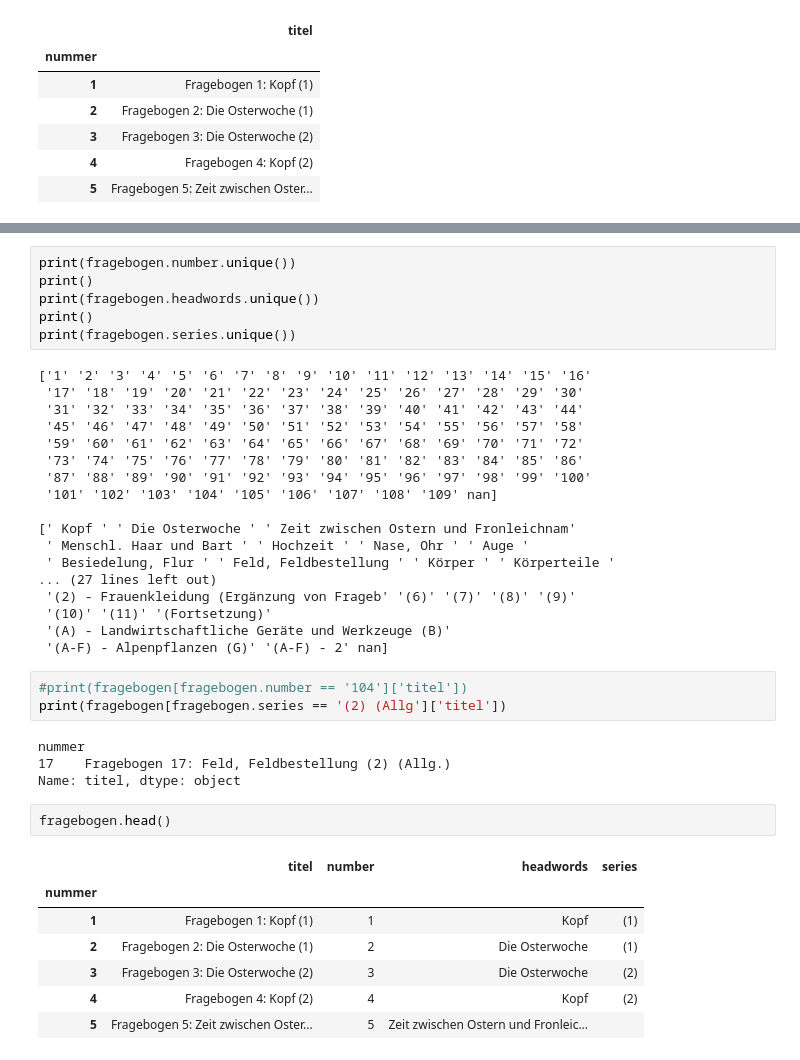
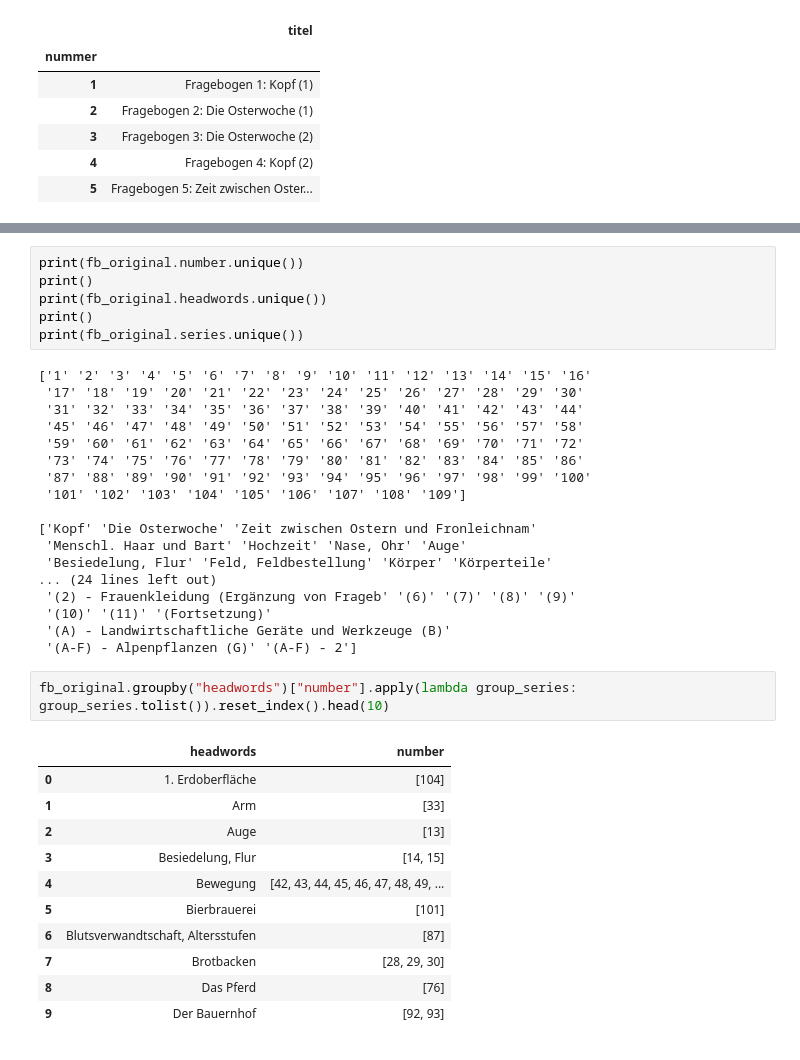
Before and after one commit to acdh-oeaw/exploreAT-Concepts, a Jupyter notebook: concepts.ipynb, the cells around one changed output, grey strips where cells are left out. Saved outputs shown, nothing was run; the diff lists cells and outputs as text.

```diff
--- a/concepts.ipynb
+++ b/concepts.ipynb
@@ -74,9 +137,9 @@ fragebogen.head()
 # %%
-print(fragebogen.number.unique())
+print(fb_original.number.unique())
 print()
-print(fragebogen.headwords.unique())
+print(fb_original.headwords.unique())
 print()
-print(fragebogen.series.unique())
+print(fb_original.series.unique())
 # %% [output]
 ['1' '2' '3' '4' '5' '6' '7' '8' '9' '10' '11' '12' '13' '14' '15' '16'
  '17' '18' '19' '20' '21' '22' '23' '24' '25' '26' '27' '28' '29' '30'
@@ -85,30 +148,27 @@ print(fragebogen.series.unique())
  '59' '60' '61' '62' '63' '64' '65' '66' '67' '68' '69' '70' '71' '72'
  '73' '74' '75' '76' '77' '78' '79' '80' '81' '82' '83' '84' '85' '86'
  '87' '88' '89' '90' '91' '92' '93' '94' '95' '96' '97' '98' '99' '100'
- '101' '102' '103' '104' '105' '106' '107' '108' '109' nan]
+ '101' '102' '103' '104' '105' '106' '107' '108' '109']
 
-[' Kopf ' ' Die Osterwoche ' ' Zeit zwischen Ostern und Fronleichnam'
- ' Menschl. Haar und Bart ' ' Hochzeit ' ' Nase, Ohr ' ' Auge '
- ' Besiedelung, Flur ' ' Feld, Feldbestellung ' ' Körper ' ' Körperteile '
-... (27 lines left out)
+['Kopf' 'Die Osterwoche' 'Zeit zwischen Ostern und Fronleichnam'
+ 'Menschl. Haar und Bart' 'Hochzeit' 'Nase, Ohr' 'Auge'
+ 'Besiedelung, Flur' 'Feld, Feldbestellung' 'Körper' 'Körperteile'
+... (24 lines left out)
  '(2) - Frauenkleidung (Ergänzung von Frageb' '(6)' '(7)' '(8)' '(9)'
  '(10)' '(11)' '(Fortsetzung)'
  '(A) - Landwirtschaftliche Geräte und Werkzeuge (B)'
- '(A-F) - Alpenpflanzen (G)' '(A-F) - 2' nan]
+ '(A-F) - Alpenpflanzen (G)' '(A-F) - 2']
-# %%
-#print(fragebogen[fragebogen.number == '104']['titel'])
-print(fragebogen[fragebogen.series == '(2) (Allg']['titel'])
-# %% [output]
-nummer
-17    Fragebogen 17: Feld, Feldbestellung (2) (Allg.)
-Name: titel, dtype: object
-# %%
-fragebogen.head()
-# %% [output]
-|  | titel | number | headwords | series |
-| nummer |  |  |  |  |
-| 1 | Fragebogen 1: Kopf (1) | 1 | Kopf | (1) |
-| 2 | Fragebogen 2: Die Osterwoche (1) | 2 | Die Osterwoche | (1) |
-| 3 | Fragebogen 3: Die Osterwoche (2) | 3 | Die Osterwoche | (2) |
-| 4 | Fragebogen 4: Kopf (2) | 4 | Kopf | (2) |
-| 5 | Fragebogen 5: Zeit zwischen Oster... | 5 | Zeit zwischen Ostern und Fronleic... |  |
+# %%
+fb_original.groupby("headwords")["number"].apply(lambda group_series: group_series.tolist()).reset_index().head(10)
+# %% [output]
+|  | headwords | number |
+| 0 | 1. Erdoberfläche | [104] |
+| 1 | Arm | [33] |
+| 2 | Auge | [13] |
+| 3 | Besiedelung, Flur | [14, 15] |
+| 4 | Bewegung | [42, 43, 44, 45, 46, 47, 48, 49, ... |
+| 5 | Bierbrauerei | [101] |
+| 6 | Blutsverwandtschaft, Altersstufen | [87] |
+| 7 | Brotbacken | [28, 29, 30] |
+| 8 | Das Pferd | [76] |
+| 9 | Der Bauernhof | [92, 93] |
```
Also changed, not shown: parts of 15 cells of this notebook.
